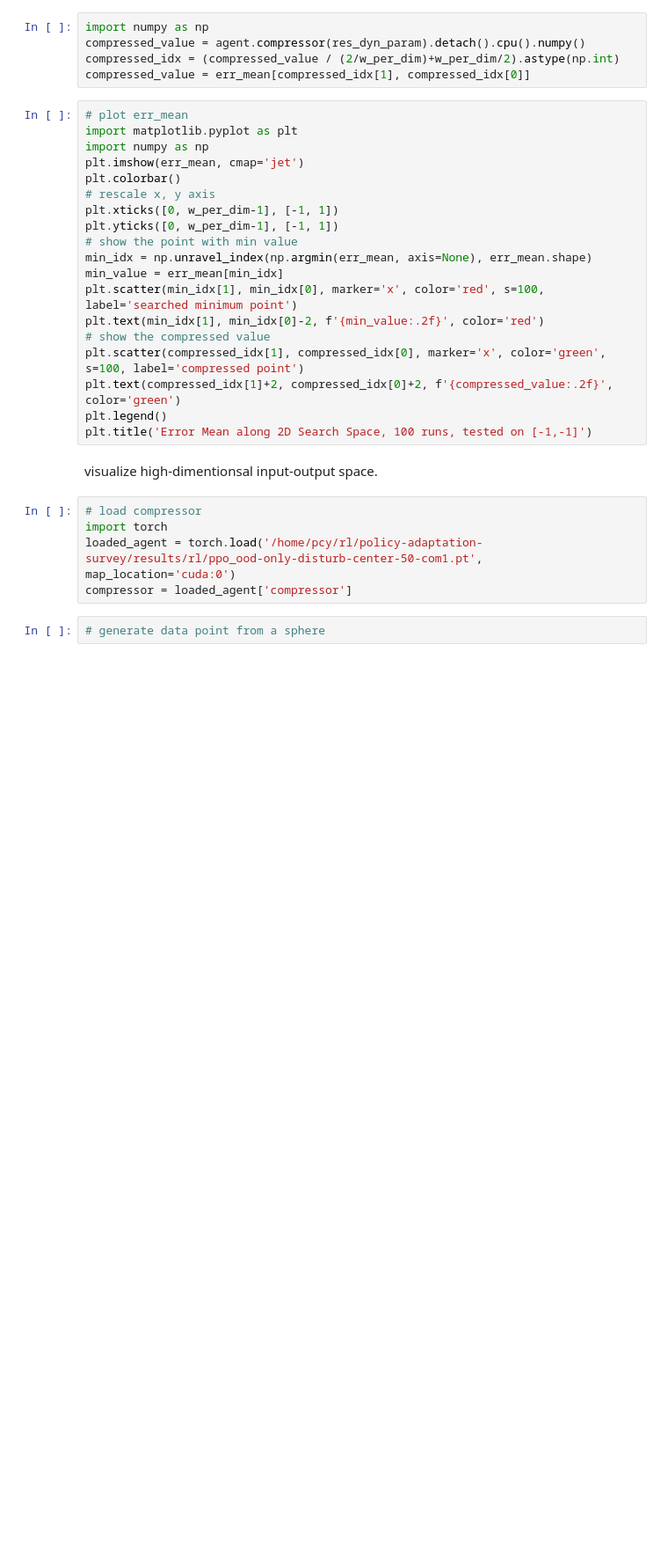
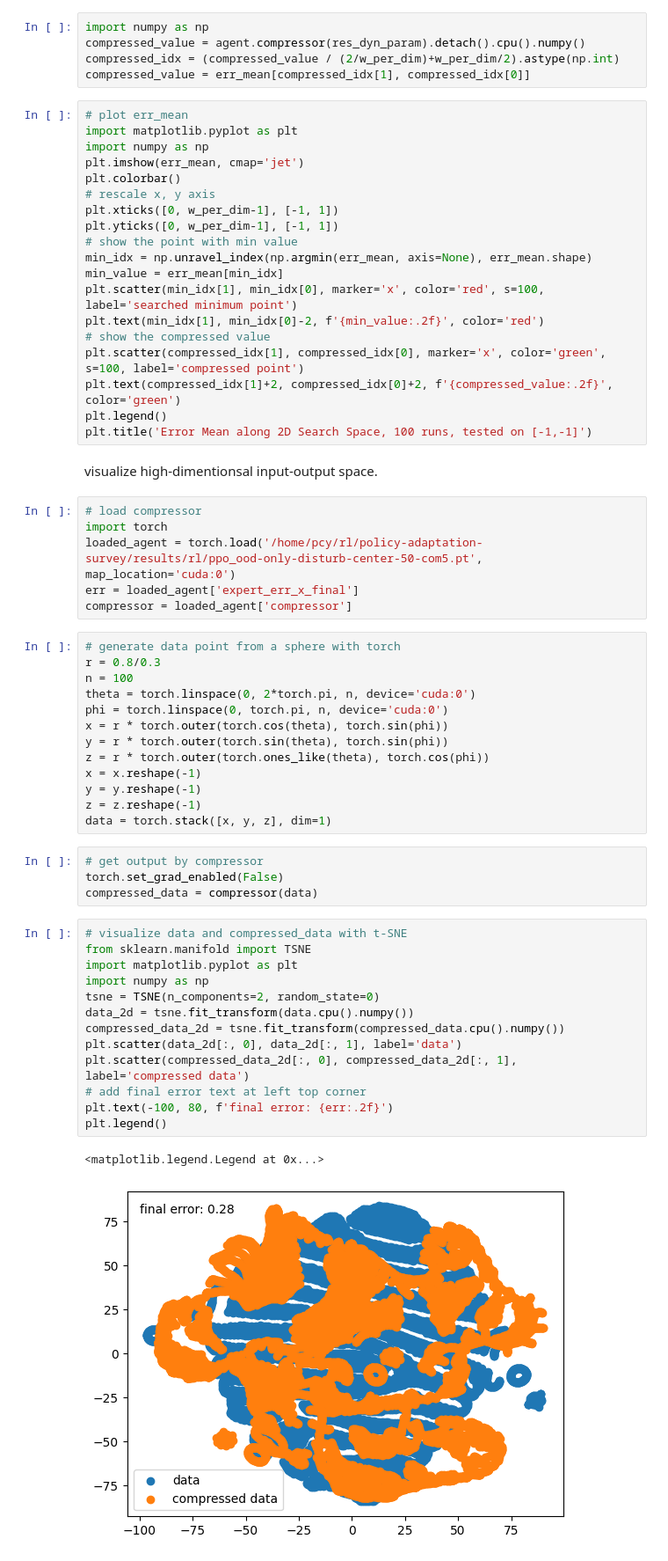
Before and after one commit to jc-bao/policy-adaptation-survey, a Jupyter notebook: adaptive_control_gym/utils/eval.ipynb, the cells around one changed output. Shown at 88% size. Drawn from its saved outputs; the diff is of its cells as text; blank space fills up the shorter version.

Commit message:
:sparkles: add t-SNE visualizer

```diff
--- a/adaptive_control_gym/utils/eval.ipynb
+++ b/adaptive_control_gym/utils/eval.ipynb
@@ -98,7 +93,39 @@ visualize high-dimentionsal input-output space.
 # %%
 # load compressor
 import torch
-loaded_agent = torch.load('/home/pcy/rl/policy-adaptation-survey/results/rl/ppo_ood-only-disturb-center-50-com1.pt', map_location='cuda:0')
+loaded_agent = torch.load('/home/pcy/rl/policy-adaptation-survey/results/rl/ppo_ood-only-disturb-center-50-com5.pt', map_location='cuda:0')
+err = loaded_agent['expert_err_x_final']
 compressor = loaded_agent['compressor']
-# %%
-# generate data point from a sphere
+# %%
+# generate data point from a sphere with torch
+r = 0.8/0.3
+n = 100
+theta = torch.linspace(0, 2*torch.pi, n, device='cuda:0')
+phi = torch.linspace(0, torch.pi, n, device='cuda:0')
+x = r * torch.outer(torch.cos(theta), torch.sin(phi))
+y = r * torch.outer(torch.sin(theta), torch.sin(phi))
+z = r * torch.outer(torch.ones_like(theta), torch.cos(phi))
+x = x.reshape(-1)
+y = y.reshape(-1)
+z = z.reshape(-1)
+data = torch.stack([x, y, z], dim=1)
+# %%
+# get output by compressor
+torch.set_grad_enabled(False)
+compressed_data = compressor(data)
+# %%
+# visualize data and compressed_data with t-SNE
+from sklearn.manifold import TSNE
+import matplotlib.pyplot as plt
+import numpy as np
+tsne = TSNE(n_components=2, random_state=0)
+data_2d = tsne.fit_transform(data.cpu().numpy())
+compressed_data_2d = tsne.fit_transform(compressed_data.cpu().numpy())
+plt.scatter(data_2d[:, 0], data_2d[:, 1], label='data')
+plt.scatter(compressed_data_2d[:, 0], compressed_data_2d[:, 1], label='compressed data')
+# add final error text at left top corner
+plt.text(-100, 80, f'final error: {err:.2f}')
+plt.legend()
+# %% [output]
+<matplotlib.legend.Legend at 0x...>
+[figure, added]
```
Also changed, not shown: parts of 2 cells of this notebook.
